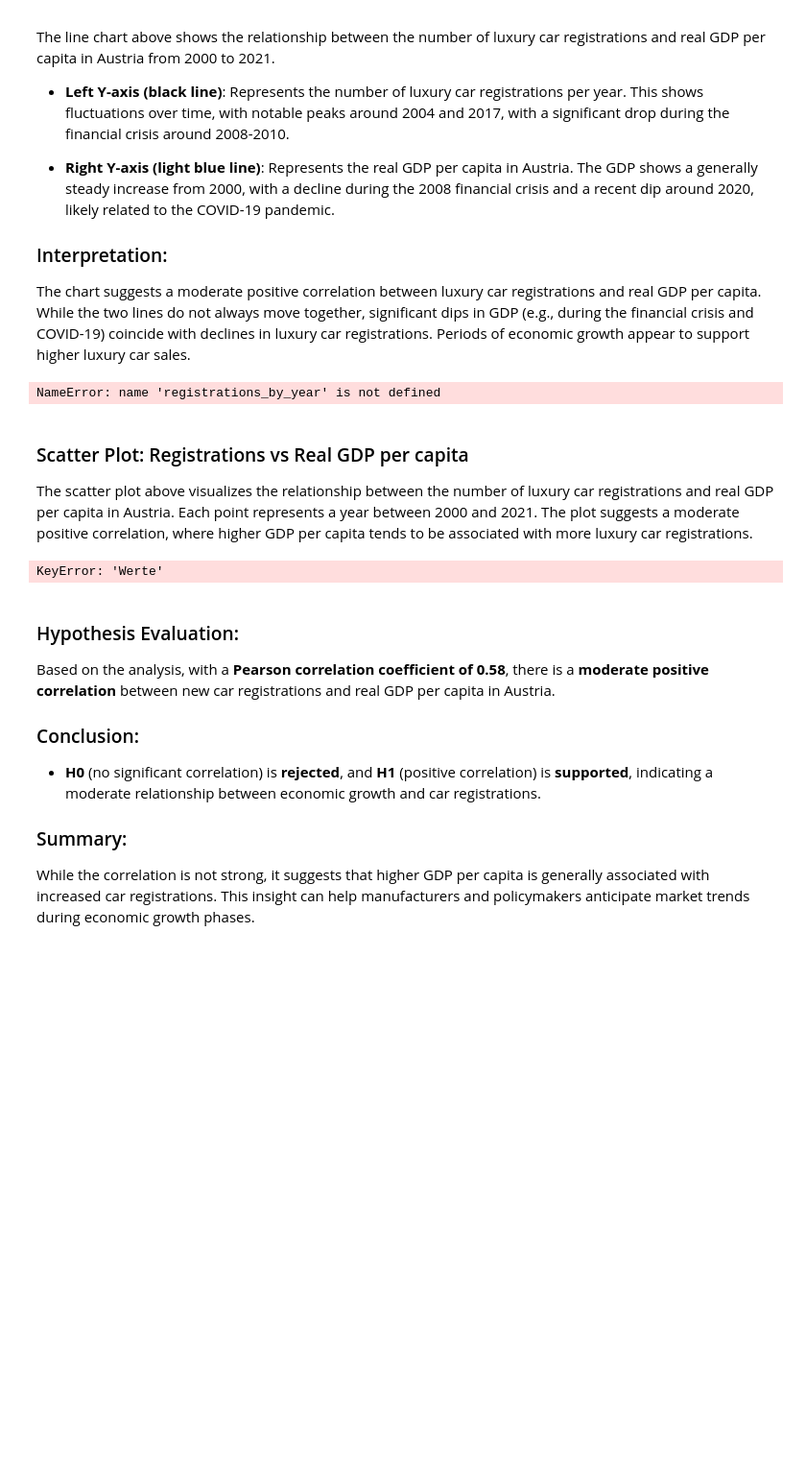
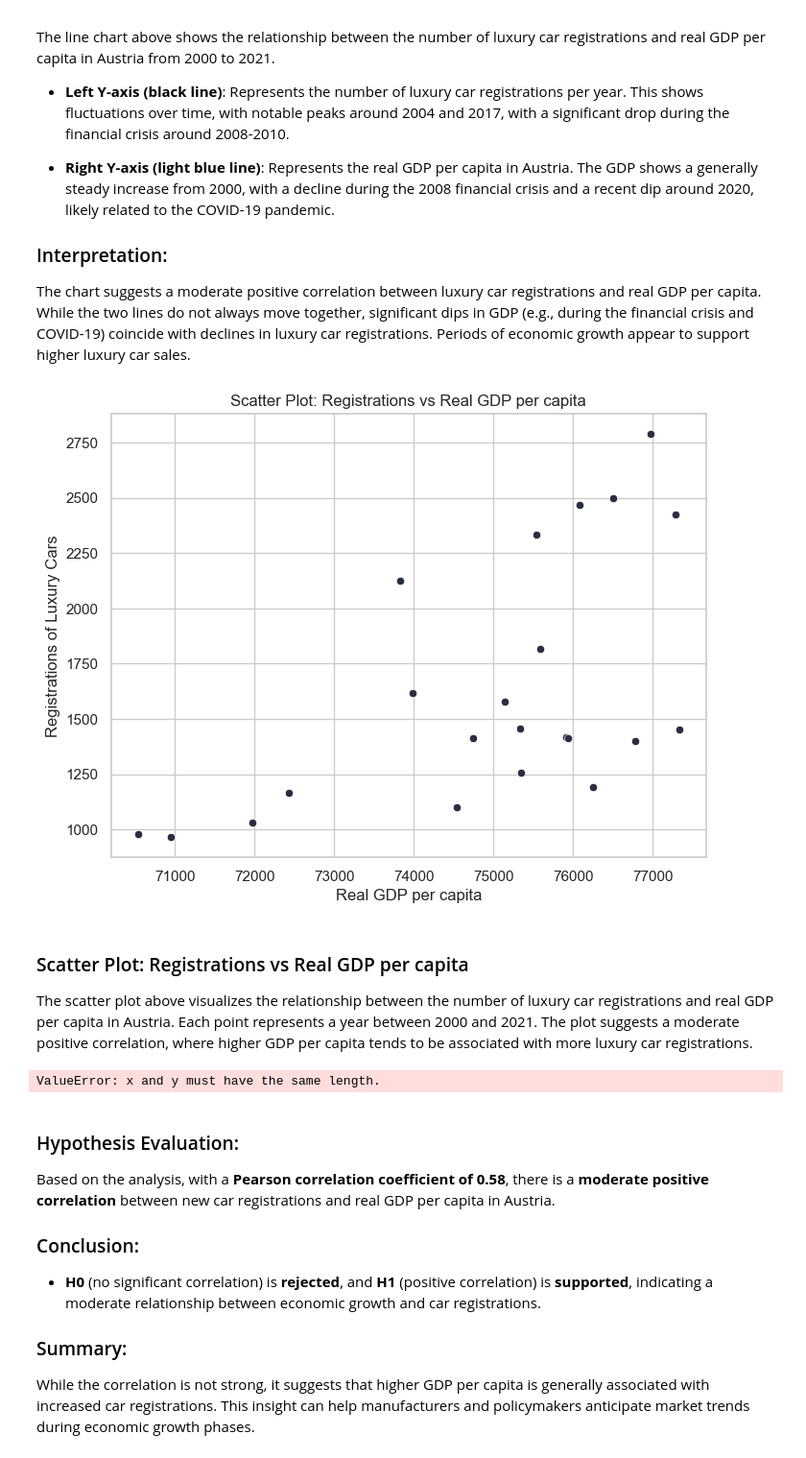
Before and after one commit to dannytheairish/fhtw-data-engineering, a Jupyter notebook: Pkw-Final.ipynb, the cells around one changed output. Shown at 96% size. Saved outputs shown, nothing was run; the diff lists cells and outputs as text; code cells hidden in the pictures; blank space fills up the shorter version.

```diff
--- a/Pkw-Final.ipynb
+++ b/Pkw-Final.ipynb
@@ -994,31 +1011,31 @@ The chart suggests a moderate positive correlation between luxury car registrati
 # %%
 # Merge the two DataFrames based on the "Year" and "Jahr" columns
 # This combines the luxury car registrations with the GDP data for corresponding years
-merged_data = pd.merge(registrations_by_year, bip_yearly, left_on="Year", right_on="Jahr")
+df_merged_data = pd.merge(registrations_by_year, bip_yearly, left_on="Year", right_on="Jahr")
 
 # Create a scatter plot to visualize the relationship between GDP and luxury car registrations
 plt.figure(figsize=(8, 6))  # Set the figure size
-sns.scatterplot(x=merged_data["Werte"], y=merged_data["Registrations"])  # Plot the data points
+sns.scatterplot(x=df_merged_data["Werte"], y=df_merged_data["Registrations"])  # Plot the data points
 
 # Add titles and labels to the scatter plot
 plt.title("Scatter Plot: Registrations vs Real GDP per capita")
 plt.xlabel("Real GDP per capita")
 plt.ylabel("Registrations of Luxury Cars")
 
 # Show the plot
 plt.show()
 # %% [output]
-NameError: name 'registrations_by_year' is not defined
+[figure, added]
 # %% [markdown]
 ### Scatter Plot: Registrations vs Real GDP per capita
 
 The scatter plot above visualizes the relationship between the number of luxury car registrations and real GDP per capita in Austria. Each point represents a year between 2000 and 2021. The plot suggests a moderate positive correlation, where higher GDP per capita tends to be associated with more luxury car registrations.
 # %%
 # Calculate the Pearson correlation coefficient between luxury car registrations and real GDP per capita
-correlation, _ = pearsonr(merged_data["Registrations"], merged_data["Werte"])
+correlation, _ = pearsonr(merged_data["Registrations"], df_merged_data["Werte"])
 print(f'Pearson correlation coefficient: {correlation:.2f}')
 # %% [output]
-KeyError: 'Werte'
+ValueError: x and y must have the same length.
 # %% [markdown]
 ### Hypothesis Evaluation:
 
```
Also changed, not shown: parts of 9 cells of this notebook.
